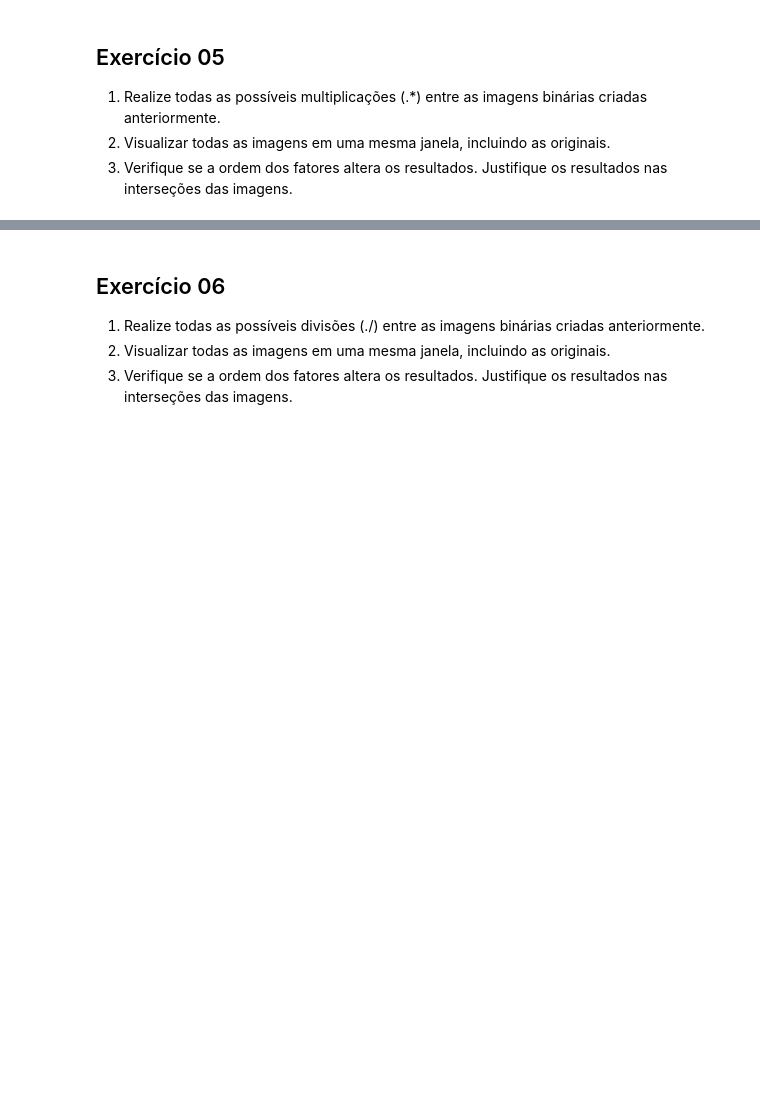
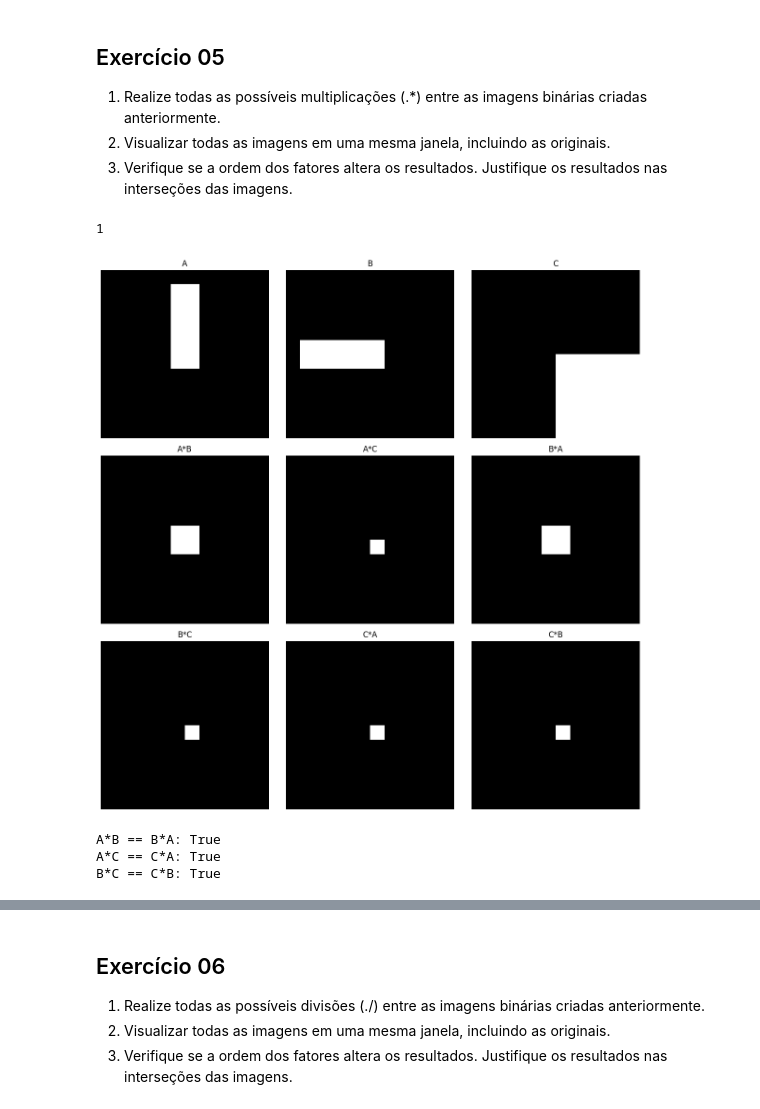
Before and after one commit to fromcaio/image-processing, a Jupyter notebook: 01-beginner/practice01.ipynb, the cells around one changed output, grey strips where cells are left out. Cells and saved outputs as stored; diff of their text form; code cells hidden in the pictures; blank space fills up the shorter version.

```diff
--- a/01-beginner/practice01.ipynb
+++ b/01-beginner/practice01.ipynb
@@ -162,3 +223,54 @@ print('Nas regiões de interseção, o valor será 2, indicando sobreposição d
 1. Realize todas as possíveis multiplicações (.*) entre as imagens binárias criadas anteriormente.
 2. Visualizar todas as imagens em uma mesma janela, incluindo as originais.
 3. Verifique se a ordem dos fatores altera os resultados. Justifique os resultados nas interseções das imagens.
+# %%
+import numpy as np
+import matplotlib.pyplot as plt
+import cv2
+
+# Imagem A: zeros e um retângulo de 1s
+## linhas e colunas vão de 0 a 299
+A = np.zeros((300, 300), dtype=np.uint8)
+# 125:175
+A[25:176, 125:176] = 1
+
+# Imagem B: zeros e outro retângulo de 1s
+B = np.zeros((300, 300), dtype=np.uint8)
+B[125:176, 25:176] = 1
+
+# Imagem C: zeros e um quadrado de 1s no canto inferior direito
+C = np.zeros((300, 300), dtype=np.uint8)
+C[150:300, 150:300] = 1
+print(C[150,150])
+
+# As possiveis subtrações são A*B A*C B*A B*C C*A C*B
+somas = {
+    'A*B': A * B,
+    'A*C': A * C,
+    'B*A': B * A,
+    'B*C': B * C,
+    'C*B': C * B,
+    'C*A': C * A,
+}
+
+titulos = ['A', 'B', 'C', 'A*B', 'A*C', 'B*A', 'B*C', 'C*A', 'C*B']
+imagens = [A, B, C, somas['A*B'], somas['A*C'], somas['B*A'], somas['B*C'], somas['C*A'], somas['C*B']]
+
+fig, axs = plt.subplots(3, 3, figsize=(12, 12))
+for ax, img, title in zip(axs.flat, imagens, titulos):
+    ax.imshow(img, cmap='gray')
+    ax.set_title(title)
+    ax.axis('off')
+plt.tight_layout()
+plt.show()
+
+# Verificar se a ordem dos fatores altera o resultado
+print('A*B == B*A:', np.array_equal(somas['A*B'], somas['B*A']))
+print('A*C == C*A:', np.array_equal(somas['A*C'], somas['C*A']))
+print('B*C == C*B:', np.array_equal(somas['B*C'], somas['C*B']))
+# %% [output]
+1
+[figure, added]
+A*B == B*A: True
+A*C == C*A: True
+B*C == C*B: True
```
Also changed, not shown: parts of 5 cells of this notebook.
